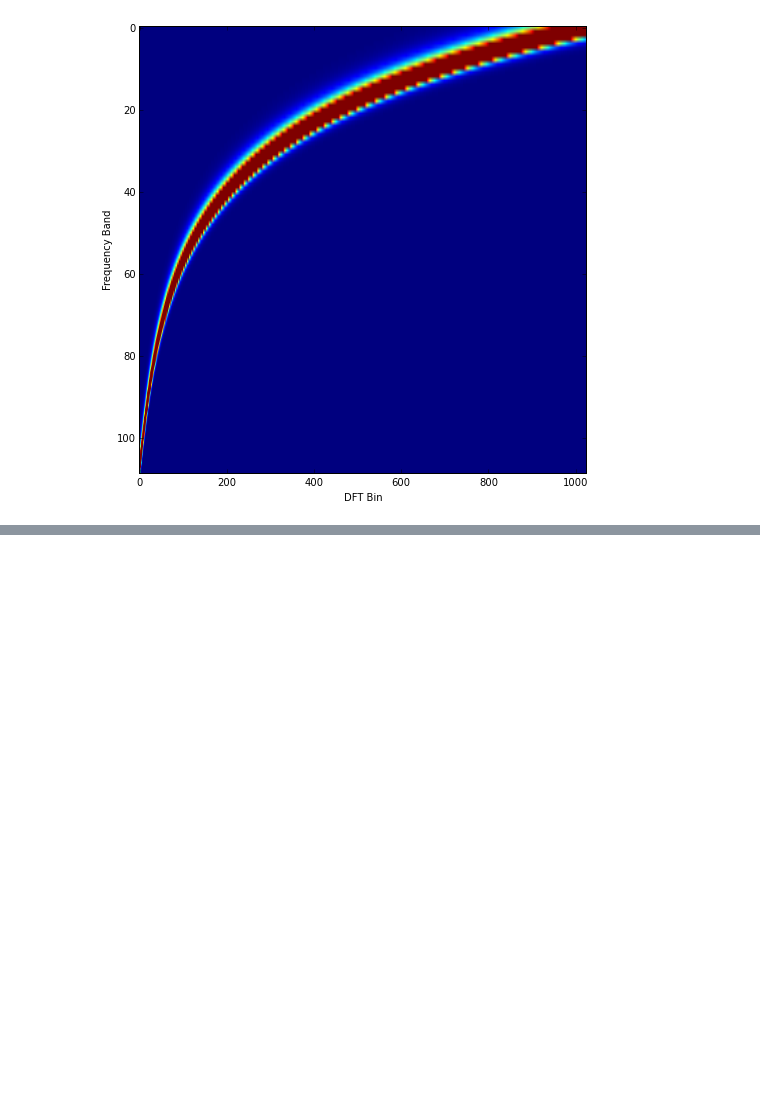
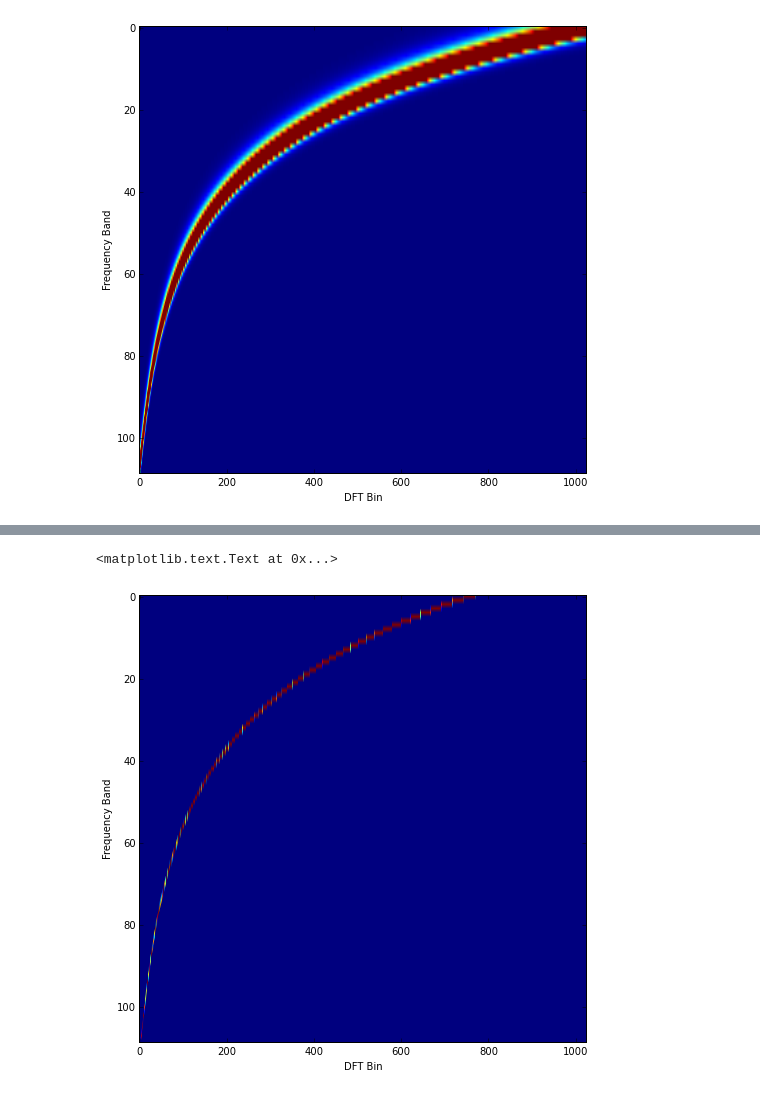
Before and after one commit to stephencwelch/Perceptual-Coding-In-Python, a Jupyter notebook: Bark Domain Transform.ipynb, the cells around one changed output, grey strips where cells are left out. Saved outputs shown, nothing was run; the diff lists cells and outputs as text; code cells hidden in the pictures; blank space fills up the shorter version.

```diff
--- a/Bark Domain Transform.ipynb
+++ b/Bark Domain Transform.ipynb
@@ -131,0 +299,11 @@ The Bark transforms look good! Now to test the class a
+# %%
+fig = plt.figure(0, (8,8))
+
+ax = fig.add_subplot(111)
+ax.imshow(flipud(B_peaq.W[:,0:B_peaq.nfreqs]))
+ax.set_aspect('auto')
+xlabel('DFT Bin')
+ylabel('Frequency Band')
+# %% [output]
+<matplotlib.text.Text at 0x...>
+[figure, added]
```
Also changed, not shown: parts of 37 cells of this notebook, 2 other files.
